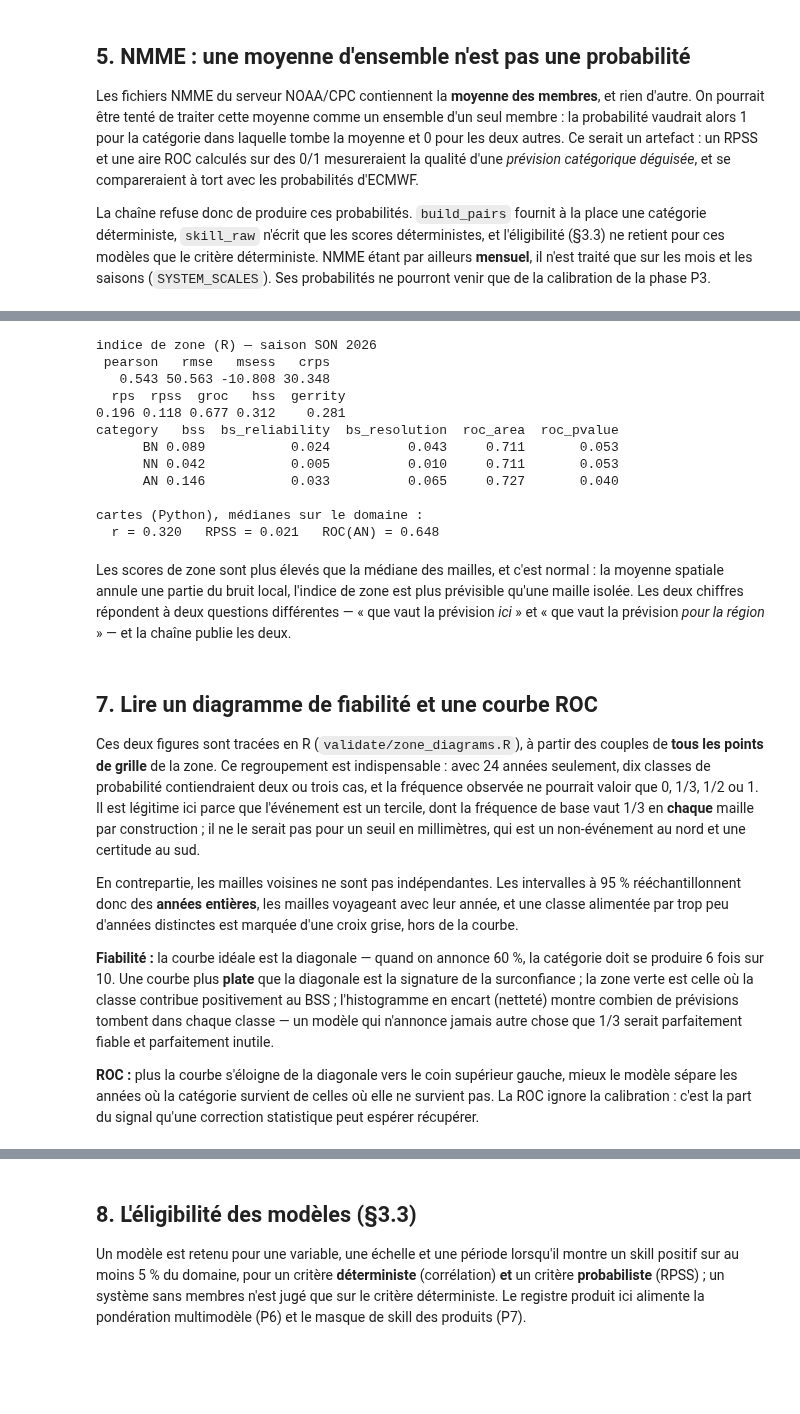
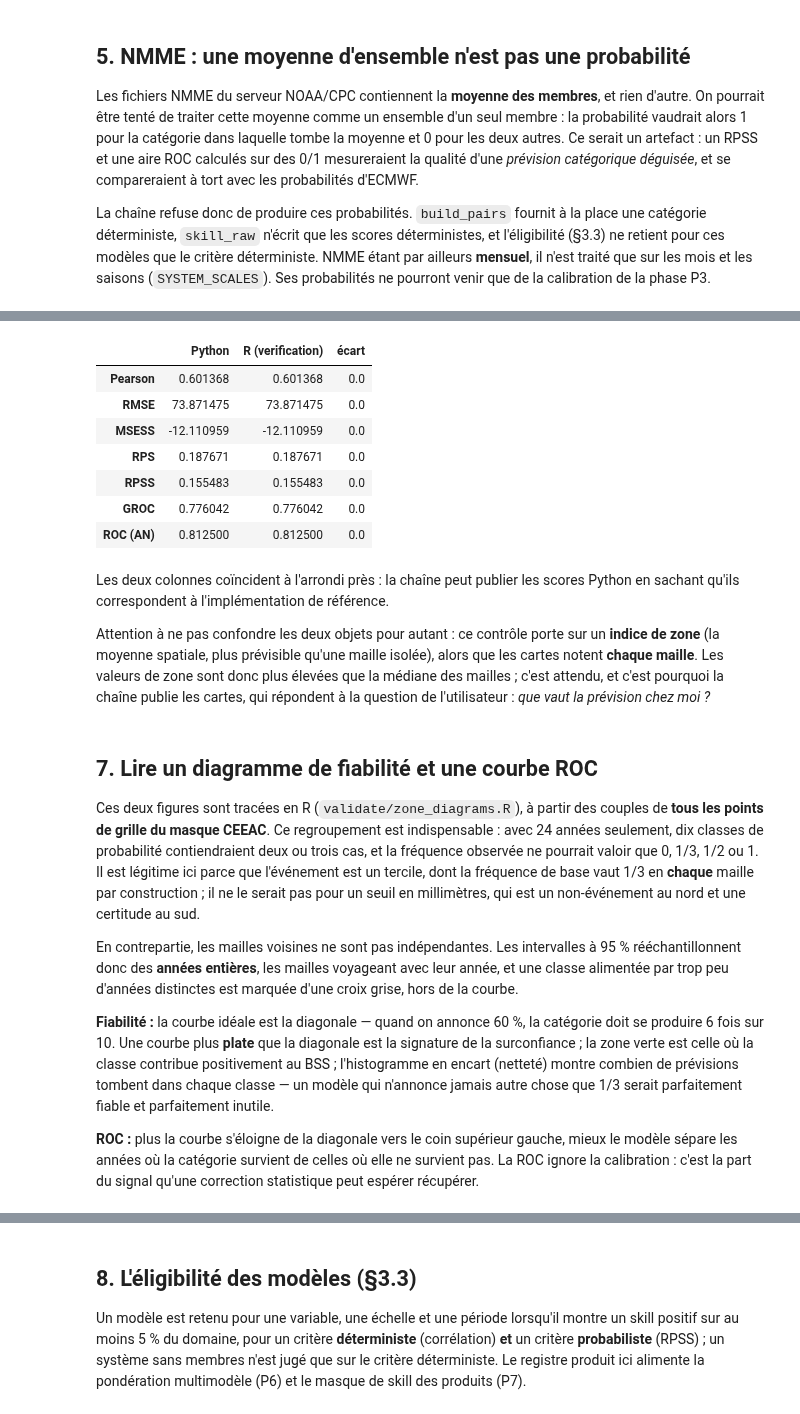
Before and after one commit to ludric-flan/eccas-s2s, a Jupyter notebook: notebooks/pedagogiques/04_skill_brut.ipynb, the cells around one changed output, grey strips where cells are left out. Drawn from its saved outputs; the diff is of its cells as text; code cells hidden in the pictures; blank space fills up the shorter version.

```diff
--- a/notebooks/pedagogiques/04_skill_brut.ipynb
+++ b/notebooks/pedagogiques/04_skill_brut.ipynb
@@ -336,42 +349,51 @@ de zone — mais l'ordre de grandeur et le signe doivent concorder.
-# %%
-zone = OUT / "zones" / "c3s_ecmwf_precip" / "domain"
-det = pd.read_csv(zone / "deterministic_scores.csv")
-ter = pd.read_csv(zone / "tercile_scores.csv")
-cat = pd.read_csv(zone / "category_scores.csv")
-key = son.key
-
-print("indice de zone (R) — saison", son.label(cfg.init_date.year))
-print(det[det.period == key][["pearson", "rmse", "msess", "crps"]].round(3).to_string(index=False))
-print(ter[ter.period == key][["rps", "rpss", "groc", "hss", "gerrity"]].round(3).to_string(index=False))
-print(cat[cat.period == key][["category", "bss", "bs_reliability", "bs_resolution",
-                              "roc_area", "roc_pvalue"]].round(3).to_string(index=False))
-print("\ncartes (Python), médianes sur le domaine :")
-print(f"  r = {float(maps['pearson'].sel(period=key).median()):.3f}   "
-      f"RPSS = {float(maps['rpss'].sel(period=key).median()):.3f}   "
-      f"ROC(AN) = {float(maps['roc_area'].sel(period=key, category='AN').median()):.3f}")
-# %% [output]
-indice de zone (R) — saison SON 2026
- pearson   rmse   msess   crps
-   0.543 50.563 -10.808 30.348
-  rps  rpss  groc   hss  gerrity
-0.196 0.118 0.677 0.312    0.281
-category   bss  bs_reliability  bs_resolution  roc_area  roc_pvalue
-      BN 0.089           0.024          0.043     0.711       0.053
-      NN 0.042           0.005          0.010     0.711       0.053
-      AN 0.146           0.033          0.065     0.727       0.040
-
-cartes (Python), médianes sur le domaine :
-  r = 0.320   RPSS = 0.021   ROC(AN) = 0.648
-# %% [markdown]
-Les scores de zone sont plus élevés que la médiane des mailles, et c'est normal : la moyenne
-spatiale annule une partie du bruit local, l'indice de zone est plus prévisible qu'une maille
-isolée. Les deux chiffres répondent à deux questions différentes — « que vaut la prévision *ici* »
-et « que vaut la prévision *pour la région* » — et la chaîne publie les deux.
+# %%
+from eccas_s2s.validate.pairs import zone_index
+from eccas_s2s.validate.r_bridge import pairs_to_frame, run_zone_scores
+from eccas_s2s.validate.scores import deterministic_scores, groc, tercile_skill
+
+masque = pairs["obs"].notnull().any(["year", "period"])
+idx = zone_index(pairs.sel(period=[son.key]), masque)
+tables = run_zone_scores(pairs_to_frame(idx), Path("/tmp/eccas_verif_croise"), "controle")
+
+py_det = deterministic_scores(idx["ensmean"], idx["obs"]).sel(period=son.key)
+py_ter = tercile_skill(idx["prob"], idx["obs_cat"]).sel(period=son.key)
+comparaison = pd.DataFrame({
+    "Python": [float(py_det["pearson"]), float(py_det["rmse"]), float(py_det["msess"]),
+               float(py_ter["rps"]), float(py_ter["rpss"]), float(py_ter["groc"]),
+               float(py_ter["roc_area"].sel(category="AN"))],
+    "R (verification)": [tables["deterministic_scores"].pearson.iloc[0],
+                         tables["deterministic_scores"].rmse.iloc[0],
+                         tables["deterministic_scores"].msess.iloc[0],
+                         tables["tercile_scores"].rps.iloc[0],
+                         tables["tercile_scores"].rpss.iloc[0],
+                         tables["tercile_scores"].groc.iloc[0],
+                         tables["category_scores"].query("category == 'AN'").roc_area.iloc[0]],
+}, index=["Pearson", "RMSE", "MSESS", "RPS", "RPSS", "GROC", "ROC (AN)"])
+comparaison["écart"] = (comparaison["Python"] - comparaison["R (verification)"]).abs()
+display(comparaison.round(6))
+# %% [output]
+|  | Python | R (verification) | écart |
+| Pearson | 0.601368 | 0.601368 | 0.0 |
+| RMSE | 73.871475 | 73.871475 | 0.0 |
+| MSESS | -12.110959 | -12.110959 | 0.0 |
+| RPS | 0.187671 | 0.187671 | 0.0 |
+| RPSS | 0.155483 | 0.155483 | 0.0 |
+| GROC | 0.776042 | 0.776042 | 0.0 |
+| ROC (AN) | 0.812500 | 0.812500 | 0.0 |
+# %% [markdown]
+Les deux colonnes coïncident à l'arrondi près : la chaîne peut publier les scores Python
+en sachant qu'ils correspondent à l'implémentation de référence.
+
+Attention à ne pas confondre les deux objets pour autant : ce contrôle porte sur un **indice de
+zone** (la moyenne spatiale, plus prévisible qu'une maille isolée), alors que les cartes notent
+**chaque maille**. Les valeurs de zone sont donc plus élevées que la médiane des mailles ; c'est
+attendu, et c'est pourquoi la chaîne publie les cartes, qui répondent à la question de
+l'utilisateur : *que vaut la prévision chez moi ?*
 # %% [markdown]
 ## 7. Lire un diagramme de fiabilité et une courbe ROC
 
 Ces deux figures sont tracées en R (`validate/zone_diagrams.R`), à partir des couples de **tous
-les points de grille** de la zone. Ce regroupement est indispensable : avec 24 années seulement,
+les points de grille du masque CEEAC**. Ce regroupement est indispensable : avec 24 années seulement,
 dix classes de probabilité contiendraient deux ou trois cas, et la fréquence observée ne pourrait
 valoir que 0, 1/3, 1/2 ou 1. Il est légitime ici parce que l'événement est un tercile, dont la
 fréquence de base vaut 1/3 en **chaque** maille par construction ; il ne le serait pas pour un
```
Also changed, not shown: parts of 14 cells of this notebook.
